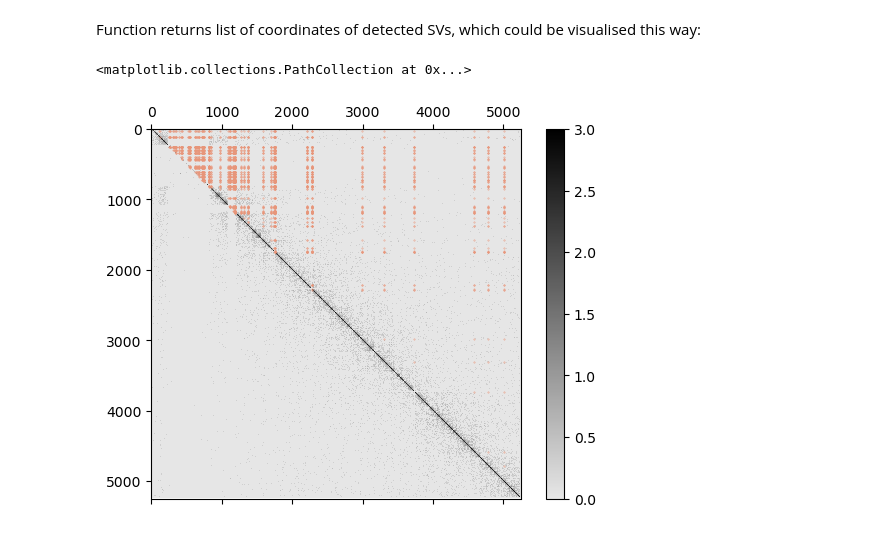
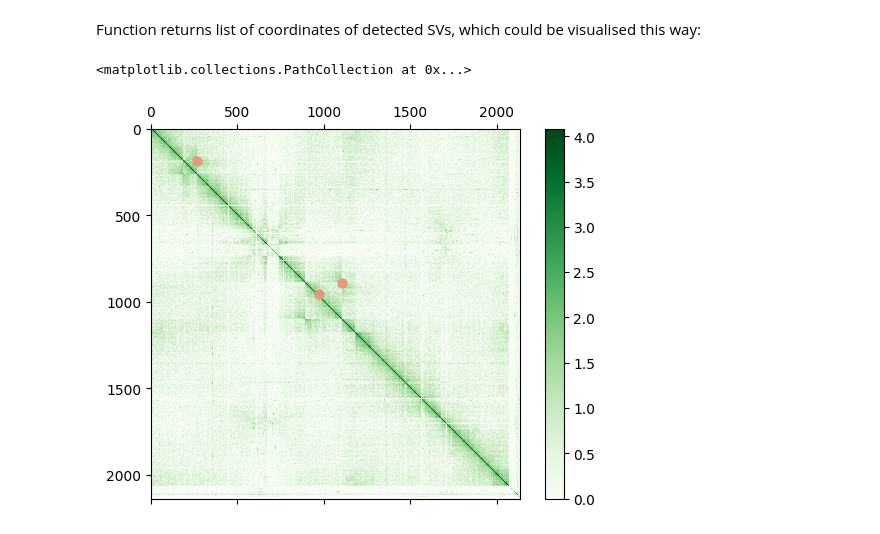
Before and after one commit to Dv1t/HICT_Patterns, a Jupyter notebook: examples.ipynb, the cells around one changed output. Cells and saved outputs as stored; diff of their text form; code cells hidden in the pictures.

```diff
--- a/examples.ipynb
+++ b/examples.ipynb
@@ -186,17 +67,20 @@ Function returns list of coordinates of detected SVs, which could be visualised
 # %%
+import cooler
+import pandas as pd
 import matplotlib.pyplot as plt
-import matplotlib.colors as clr
 import numpy as np
 
-c = cooler.Cooler('data/ARAb_vs_Coluzzii/ARAB_vs_Coluzzii_4DN.mcool::/resolutions/10000')
-matrix = c.matrix(balance=False).fetch('2L')
+visualisation_resolution = 100000
+results = pd.read_csv('result.csv')
+c = cooler.Cooler(f'data\dong_vs_colluzzi\dong_colluzzii.mcool::/resolutions/{visualisation_resolution}')
+matrix = c.matrix(balance=False)[:]
 
 fig = plt.figure()
 ax = fig.add_subplot(111)
-im = ax.matshow(np.log10(matrix+1), cmap=clr.LinearSegmentedColormap.from_list('yarg', ['#e6e6e6','#000'], N=256))
+im = ax.matshow(np.log10(matrix+1), cmap='Greens')
 fig.colorbar(im)
 
-plt.scatter([i[0]//10000 for i in detections_list_2L],[i[1]//10000 for i in detections_list_2L],s=0.1, c='#E9967A')
+plt.scatter(results['bp_1']//visualisation_resolution, results['bp_2']//visualisation_resolution, s=40, c='#E9967A')
 # %% [output]
 <matplotlib.collections.PathCollection at 0x...>
-[figure, old version]
+[figure, new version]
```
Also changed, not shown: parts of 20 cells of this notebook, 4 other files.
